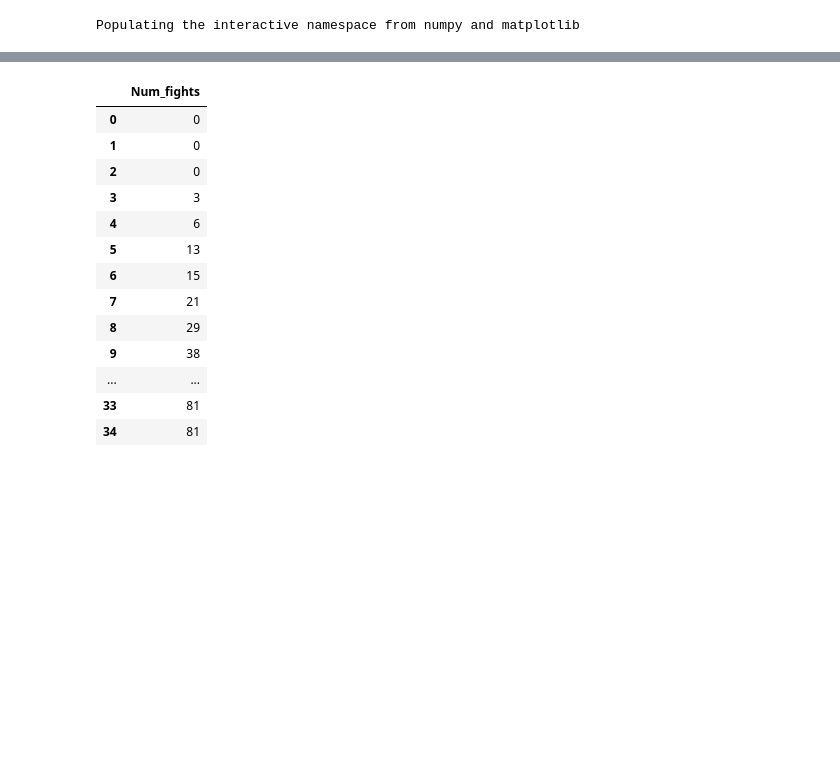
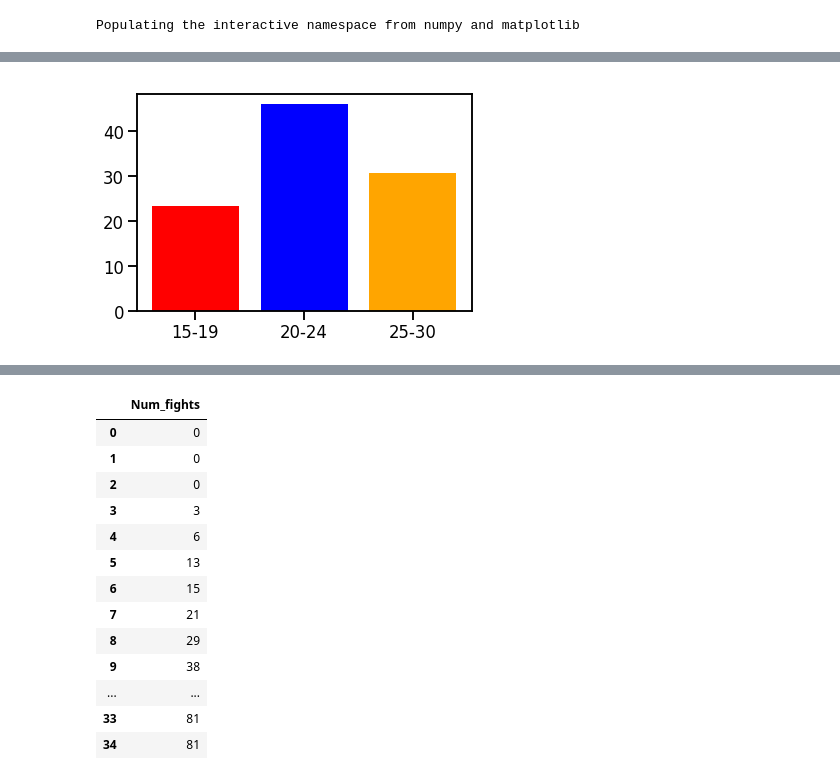
Before and after one commit to amujica/Pubcrawl, a Jupyter notebook: Datos.ipynb, the cells around one changed output, grey strips where cells are left out. Drawn from its saved outputs; the diff is of its cells as text; code cells hidden in the pictures; blank space fills up the shorter version.

```diff
--- a/Datos.ipynb
+++ b/Datos.ipynb
@@ -44,0 +207,7 @@ data_fights
+# %%
+y_pos = np.arange(len(bars))
+plt.bar(y_pos, ages_fight_2, color=['red', 'blue', 'orange'])
+plt.xticks(y_pos, bars)
+plt.show()
+# %% [output]
+[figure, added]
```
Also changed, not shown: parts of 12 cells of this notebook, 1 other file.
